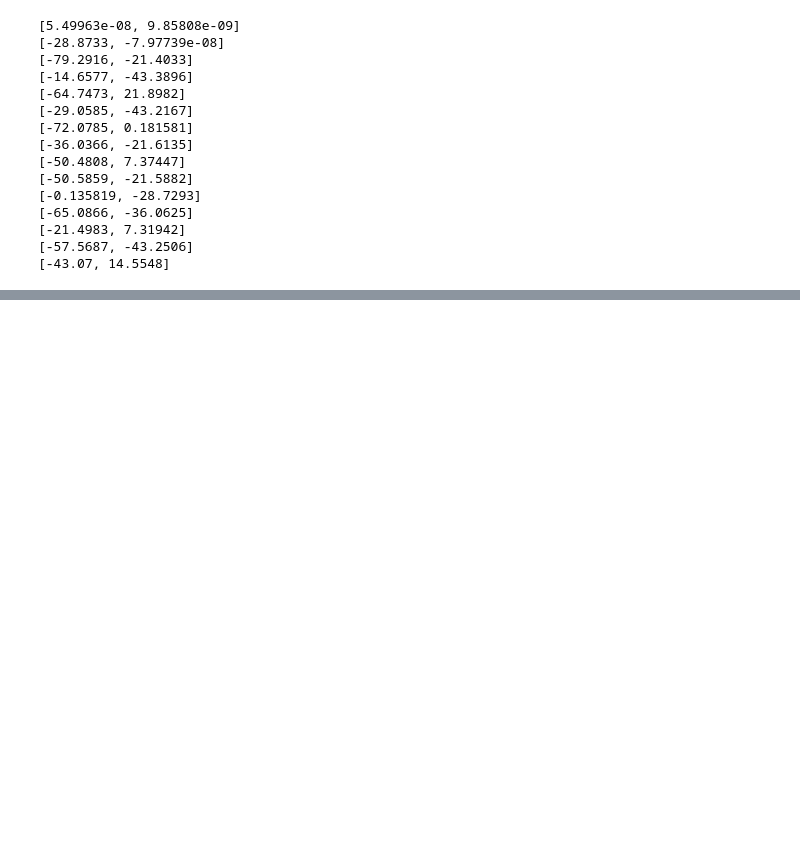
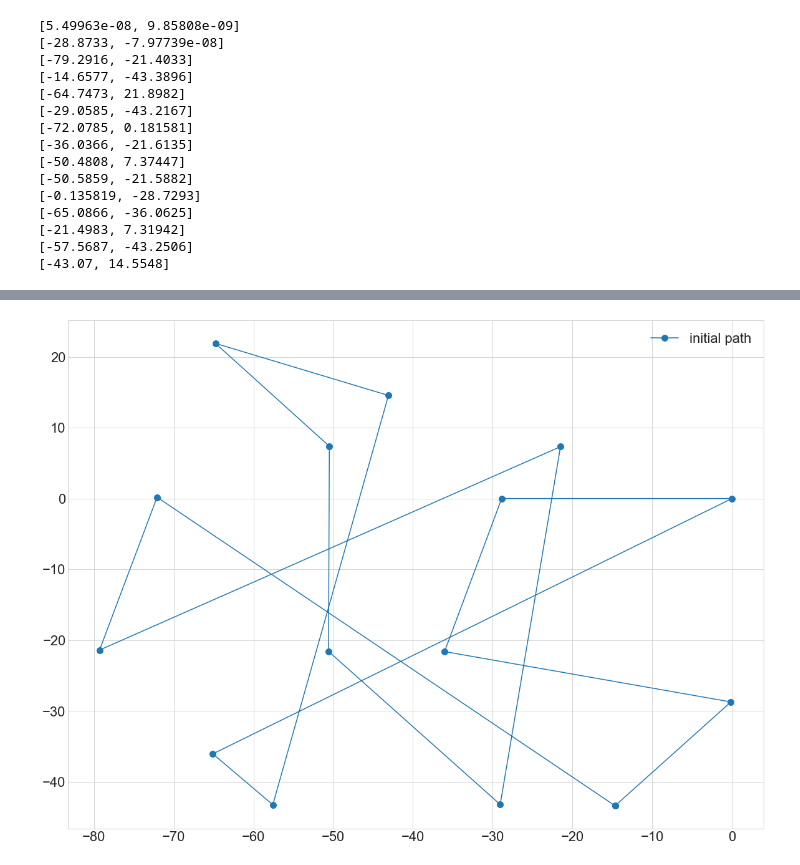
Before and after one commit to tiginamaria/ITMO_ALGO, a Jupyter notebook: hw4.ipynb, the cells around one changed output, grey strips where cells are left out. Saved outputs shown, nothing was run; the diff lists cells and outputs as text; code cells hidden in the pictures; blank space fills up the shorter version.

```diff
--- a/hw4.ipynb
+++ b/hw4.ipynb
@@ -289,0 +297,4 @@ show_tsp(best_path, city_coords)
+# %%
+show_tsp([[initial_path, 'initial path']], city_coords)
+# %% [output]
+[figure, added]
```
Also changed, not shown: parts of 17 cells of this notebook.
